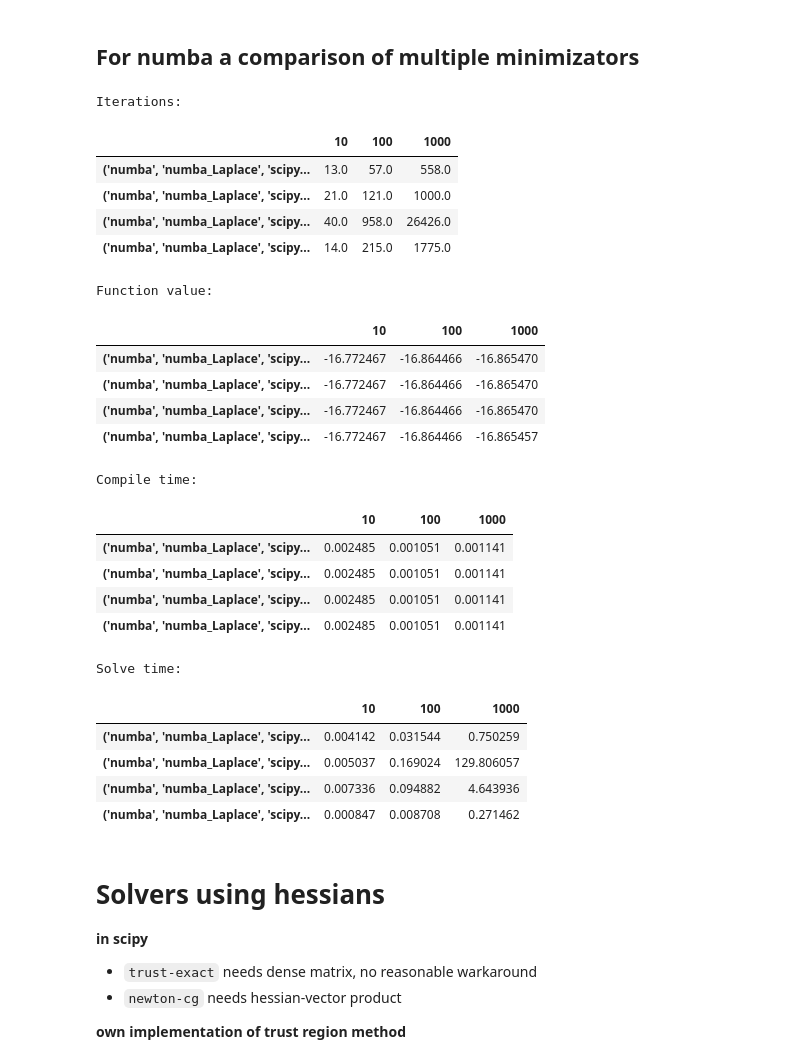
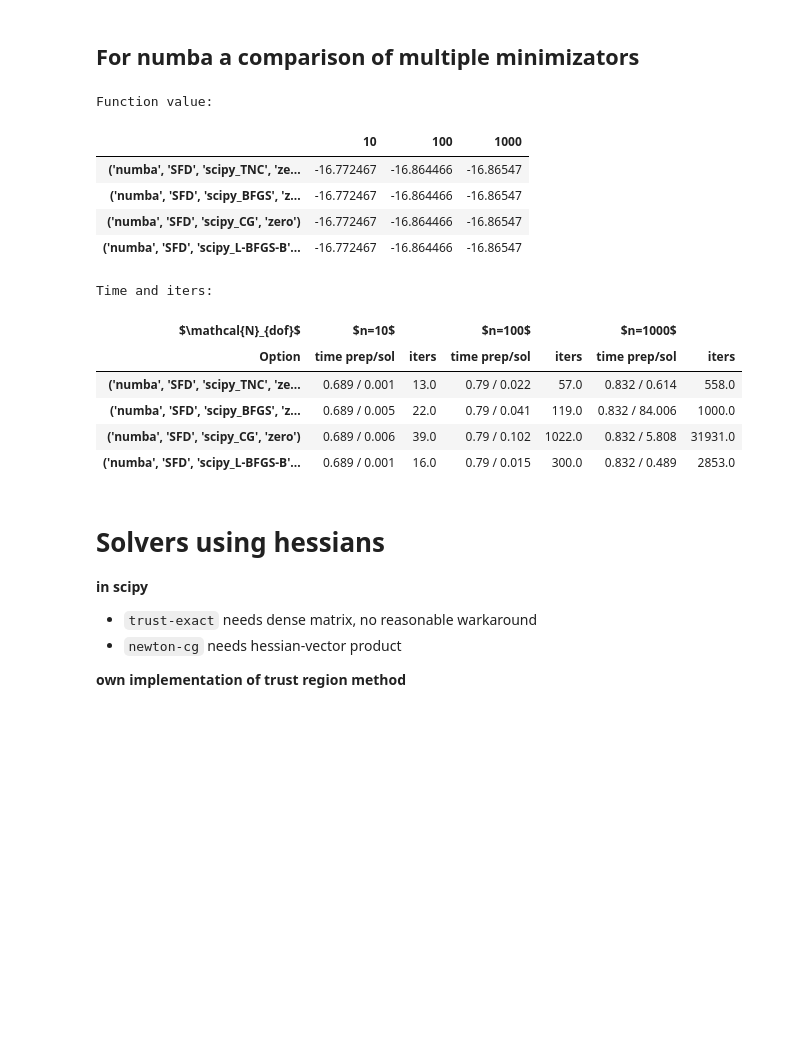
Before and after one commit to Beremi/pLaplace, a Jupyter notebook: run_tests_1D.ipynb, the cells around one changed output. Drawn from its saved outputs; the diff is of its cells as text; code cells hidden in the pictures; blank space fills up the shorter version.

```diff
--- a/run_tests_1D.ipynb
+++ b/run_tests_1D.ipynb
@@ -107,38 +165,28 @@ Solve time:
 # %%
 all_solvers = []
 all_solvers.append({"val_grad": "numba",
-                    "hess": "numba_Laplace",
+                    "hess": "SFD",
                     "minimizer": ["scipy_TNC", "scipy_BFGS", "scipy_CG", "scipy_L-BFGS-B"],
                     "initial_guess": "zero",
                     "problem_setting": problem_setting,
                     "sizes": sizes})
 results = test_runner_1D.test_runner_1D(all_solvers)
-iterations_df, compile_df, f_val_df, solve_df = test_runner_1D.create_tables(results, display_table="Ipython")
+iterations_df, f_val_df, compile_df, solve_df, combined_time_df, combined_df, combined_df2 = test_runner_1D.create_tables(
+    results, display_table="Ipython")
 # %% [output]
-Iterations:
+Function value:
 |  | 10 | 100 | 1000 |
-| ('numba', 'numba_Laplace', 'scipy... | 13.0 | 57.0 | 558.0 |
-| ('numba', 'numba_Laplace', 'scipy... | 21.0 | 121.0 | 1000.0 |
-| ('numba', 'numba_Laplace', 'scipy... | 40.0 | 958.0 | 26426.0 |
-| ('numba', 'numba_Laplace', 'scipy... | 14.0 | 215.0 | 1775.0 |
+| ('numba', 'SFD', 'scipy_TNC', 'ze... | -16.772467 | -16.864466 | -16.86547 |
+| ('numba', 'SFD', 'scipy_BFGS', 'z... | -16.772467 | -16.864466 | -16.86547 |
+| ('numba', 'SFD', 'scipy_CG', 'zero') | -16.772467 | -16.864466 | -16.86547 |
+| ('numba', 'SFD', 'scipy_L-BFGS-B'... | -16.772467 | -16.864466 | -16.86547 |
-Function value:
+Time and iters:
-|  | 10 | 100 | 1000 |
-| ('numba', 'numba_Laplace', 'scipy... | -16.772467 | -16.864466 | -16.865470 |
-| ('numba', 'numba_Laplace', 'scipy... | -16.772467 | -16.864466 | -16.865470 |
-| ('numba', 'numba_Laplace', 'scipy... | -16.772467 | -16.864466 | -16.865470 |
-| ('numba', 'numba_Laplace', 'scipy... | -16.772467 | -16.864466 | -16.865457 |
+| $\mathcal{N}_{dof}$ | $n=10$ |  | $n=100$ |  | $n=1000$ |  |
+| Option | time prep/sol | iters | time prep/sol | iters | time prep/sol | iters |
+| ('numba', 'SFD', 'scipy_TNC', 'ze... | 0.689 / 0.001 | 13.0 | 0.79 / 0.022 | 57.0 | 0.832 / 0.614 | 558.0 |
+| ('numba', 'SFD', 'scipy_BFGS', 'z... | 0.689 / 0.005 | 22.0 | 0.79 / 0.041 | 119.0 | 0.832 / 84.006 | 1000.0 |
+| ('numba', 'SFD', 'scipy_CG', 'zero') | 0.689 / 0.006 | 39.0 | 0.79 / 0.102 | 1022.0 | 0.832 / 5.808 | 31931.0 |
+| ('numba', 'SFD', 'scipy_L-BFGS-B'... | 0.689 / 0.001 | 16.0 | 0.79 / 0.015 | 300.0 | 0.832 / 0.489 | 2853.0 |
-Compile time:
-|  | 10 | 100 | 1000 |
-| ('numba', 'numba_Laplace', 'scipy... | 0.002485 | 0.001051 | 0.001141 |
-| ('numba', 'numba_Laplace', 'scipy... | 0.002485 | 0.001051 | 0.001141 |
-| ('numba', 'numba_Laplace', 'scipy... | 0.002485 | 0.001051 | 0.001141 |
-| ('numba', 'numba_Laplace', 'scipy... | 0.002485 | 0.001051 | 0.001141 |
-Solve time:
-|  | 10 | 100 | 1000 |
-| ('numba', 'numba_Laplace', 'scipy... | 0.004142 | 0.031544 | 0.750259 |
-| ('numba', 'numba_Laplace', 'scipy... | 0.005037 | 0.169024 | 129.806057 |
-| ('numba', 'numba_Laplace', 'scipy... | 0.007336 | 0.094882 | 4.643936 |
-| ('numba', 'numba_Laplace', 'scipy... | 0.000847 | 0.008708 | 0.271462 |
 # %% [markdown]
 # Solvers using hessians
 **in scipy**
```
Also changed, not shown: parts of 10 cells of this notebook, 17 other files.
